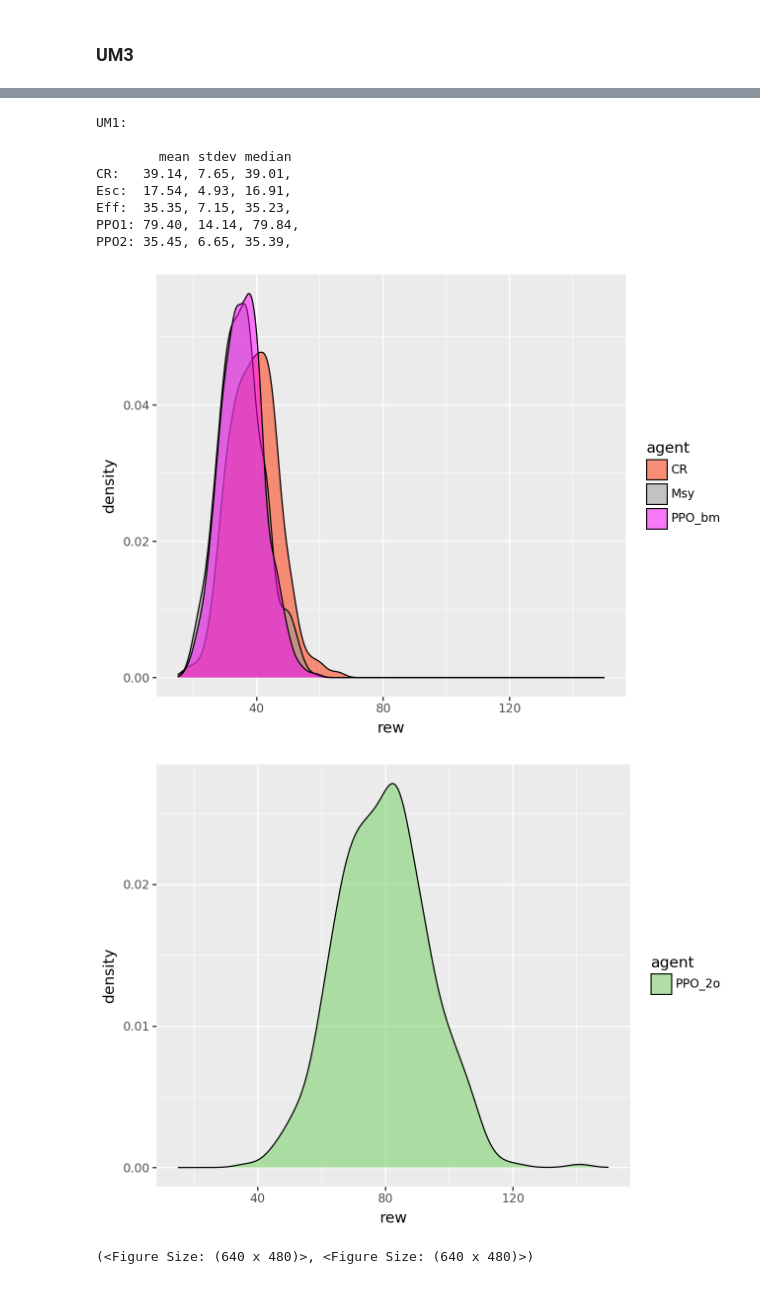
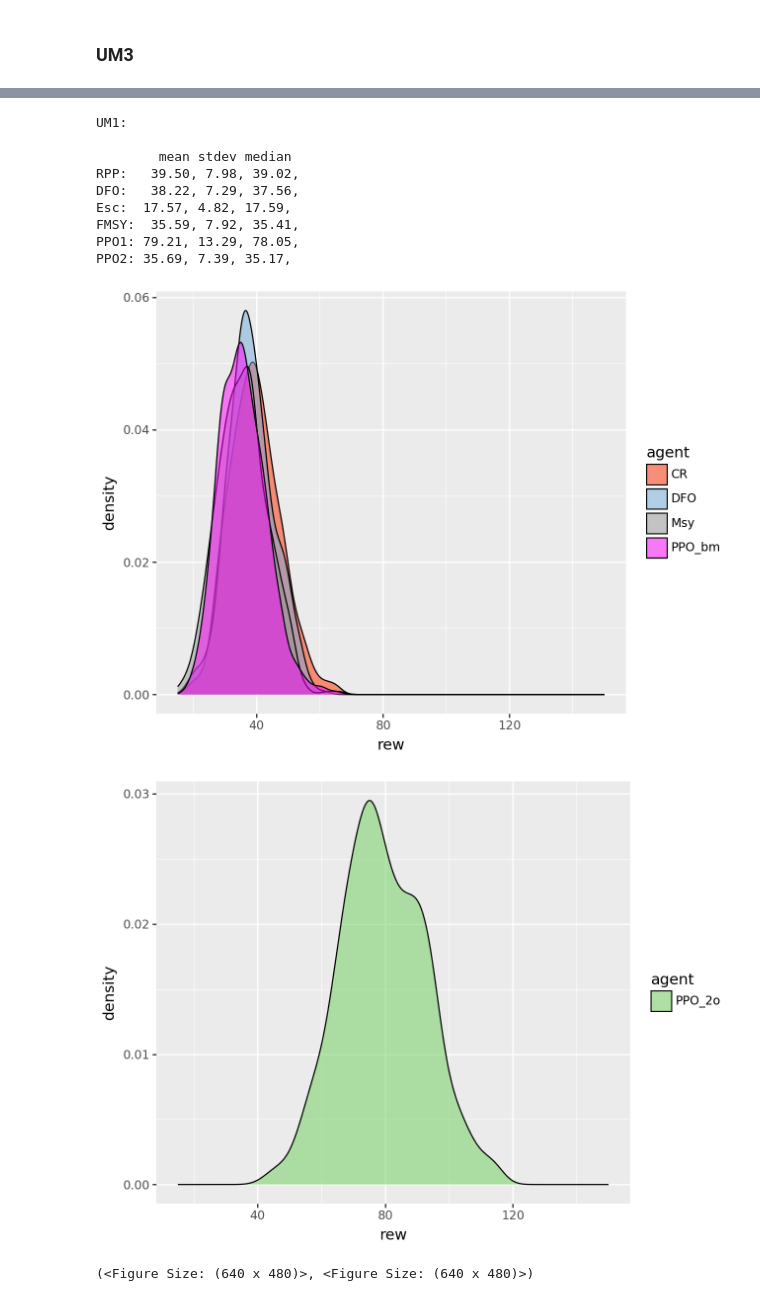
Before and after one commit to petebachant/rl4fisheries, a Jupyter notebook: notebooks/for_results/2_reward_distr.ipynb, the cells around one changed output, grey strips where cells are left out. Cells and saved outputs as stored; diff of their text form; code cells hidden in the pictures.

```diff
--- a/notebooks/for_results/2_reward_distr.ipynb
+++ b/notebooks/for_results/2_reward_distr.ipynb
@@ -287,6 +287,7 @@ color_rgbs = [
 ppo2o_color = color_rgbs[2]
 other_colors = [
     [255, 43, 0], # 'red',
+    [114, 171, 216], # light blue
     [150, 150, 150], # 'gray',
     [255,0,255], # 'rose' ,
 ]
@@ -729,4 +796,21 @@ UM3_Msy_rews = get_rews(
     agent_name='Msy',
     env=AsmEnv(config=CFG_UM3_bm),
 )
+
+UM3_msy_step_rew = np.mean(UM3_Msy_rews['rew']) / 1000
+UM3_fmsy = msy_UM3.x[0]
+UM3_bmsy = UM3_msy_step_rew / UM3_fmsy
+
+UM3_DFO = PrecautionaryPrinciple(
+    env=AsmEnv(config=CFG_UM3_bm),
+    x1 = 0.4 * UM3_bmsy,
+    x2 = 0.8 * UM3_bmsy,
+    y2 = UM3_fmsy,
+)
+
+UM3_DFO_rews = get_rews(
+    agent=UM3_DFO,
+    agent_name='DFO',
+    env=AsmEnv(config=CFG_UM3_bm),
+)
 # %% [output]
@@ -739,6 +824,7 @@ fixed_pol_df = pd.concat(
         pd.DataFrame(UM3_CR_rews),
         pd.DataFrame(UM3_Esc_rews),
         pd.DataFrame(UM3_Msy_rews),
+        pd.DataFrame(UM3_DFO_rews),
     ]
 )
 ppo_df = pd.concat(
@@ -750,16 +836,23 @@ ppo_df = pd.concat(
 )
 
 UM3_results_df = pd.concat(
-    [pd.DataFrame(UM3_CR_rews), pd.DataFrame(UM3_Msy_rews),  pd.DataFrame(UM3_PPO_2o_rews), pd.DataFrame(UM3_PPO_bm_rews)]
+    [
+        pd.DataFrame(UM3_CR_rews),
+        pd.DataFrame(UM3_Msy_rews),
+        pd.DataFrame(UM3_PPO_2o_rews),
+        pd.DataFrame(UM3_PPO_bm_rews),
+        pd.DataFrame(UM3_DFO_rews),
+    ]
 )
 # %%
 print(f"""
 UM1:
 
         mean stdev median
-CR:   {np.mean(UM3_CR_rews['rew']):.2f}, {np.std(UM3_CR_rews['rew']):.2f}, {np.median(UM3_CR_rews['rew']):.2f},
+RPP:   {np.mean(UM3_CR_rews['rew']):.2f}, {np.std(UM3_CR_rews['rew']):.2f}, {np.median(UM3_CR_rews['rew']):.2f},
+DFO:   {np.mean(UM3_DFO_rews['rew']):.2f}, {np.std(UM3_DFO_rews['rew']):.2f}, {np.median(UM3_DFO_rews['rew']):.2f},
 Esc:  {np.mean(UM3_Esc_rews['rew']):.2f}, {np.std(UM3_Esc_rews['rew']):.2f}, {np.median(UM3_Esc_rews['rew']):.2f},
-Eff:  {np.mean(UM3_Msy_rews['rew']):.2f}, {np.std(UM3_Msy_rews['rew']):.2f}, {np.median(UM3_Msy_rews['rew']):.2f},
+FMSY:  {np.mean(UM3_Msy_rews['rew']):.2f}, {np.std(UM3_Msy_rews['rew']):.2f}, {np.median(UM3_Msy_rews['rew']):.2f},
 PPO1: {np.mean(UM3_PPO_2o_rews['rew']):.2f}, {np.std(UM3_PPO_2o_rews['rew']):.2f}, {np.median(UM3_PPO_2o_rews['rew']):.2f},
 PPO2: {np.mean(UM3_PPO_bm_rews['rew']):.2f}, {np.std(UM3_PPO_bm_rews['rew']):.2f}, {np.median(UM3_PPO_bm_rews['rew']):.2f},
 """)
@@ -767,33 +860,34 @@ PPO2: {np.mean(UM3_PPO_bm_rews['rew']):.2f}, {np.std(UM3_PPO_bm_rews['rew']):.2f
 UM1:
 
         mean stdev median
-CR:   39.14, 7.65, 39.01,
-Esc:  17.54, 4.93, 16.91,
-Eff:  35.35, 7.15, 35.23,
-PPO1: 79.40, 14.14, 79.84,
-PPO2: 35.45, 6.65, 35.39,
+RPP:   39.50, 7.98, 39.02,
+DFO:   38.22, 7.29, 37.56,
+Esc:  17.57, 4.82, 17.59,
+FMSY:  35.59, 7.92, 35.41,
+PPO1: 79.21, 13.29, 78.05,
+PPO2: 35.69, 7.39, 35.17,
 # %%
 (
     (
         ggplot(
-            UM3_results_df[UM2_results_df.agent != 'PPO_2o'],
+            UM3_results_df[UM3_results_df.agent != 'PPO_2o'],
             aes(x='rew', fill='agent')
         )
         + scale_fill_manual(values = other_hexs)
         + geom_density(alpha=0.5)
         + xlim(15, 150)
     ),
     (
         ggplot(
-            UM3_results_df[UM2_results_df.agent == 'PPO_2o'],
+            UM3_results_df[UM3_results_df.agent == 'PPO_2o'],
             aes(x='rew', fill='agent')
         )
         + scale_fill_manual(values = ppo2o_hex)
         + geom_density(alpha=0.5)
         + xlim(15, 150)
     ),
 )
 # %% [output]
-[figure, old version]
+[figure, new version]
-[figure, old version]
+[figure, new version]
 (<Figure Size: (640 x 480)>, <Figure Size: (640 x 480)>)
```
Also changed, not shown: parts of 15 cells of this notebook, 1 other file.
